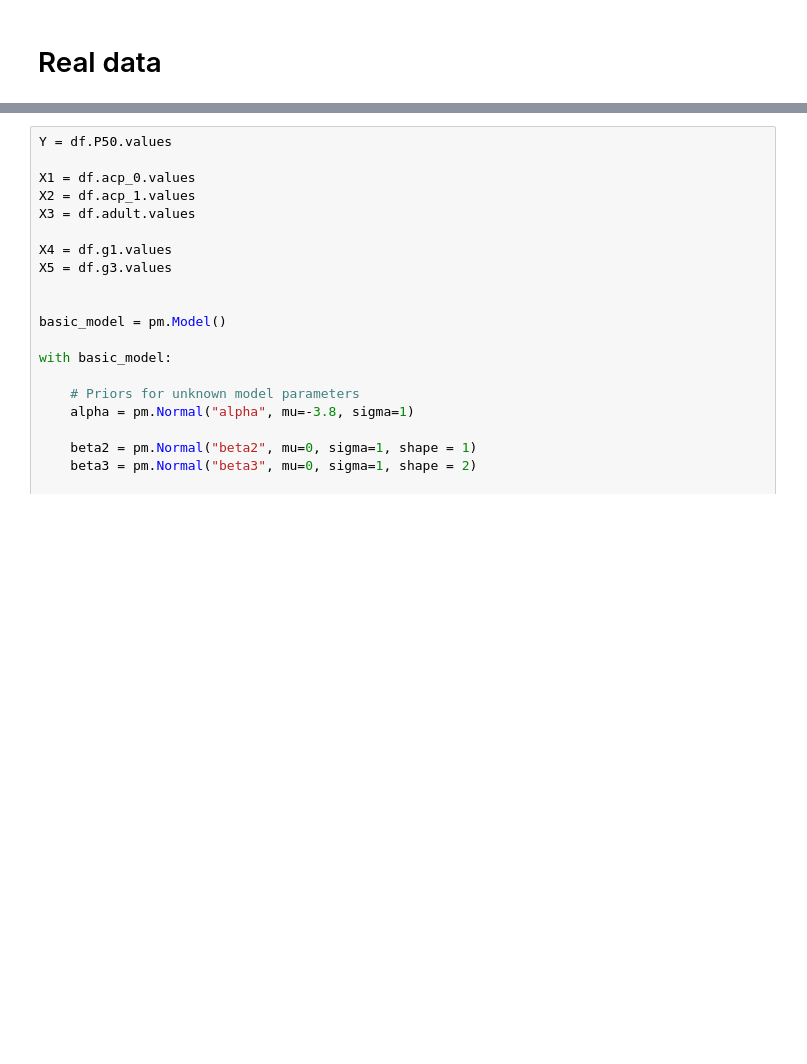
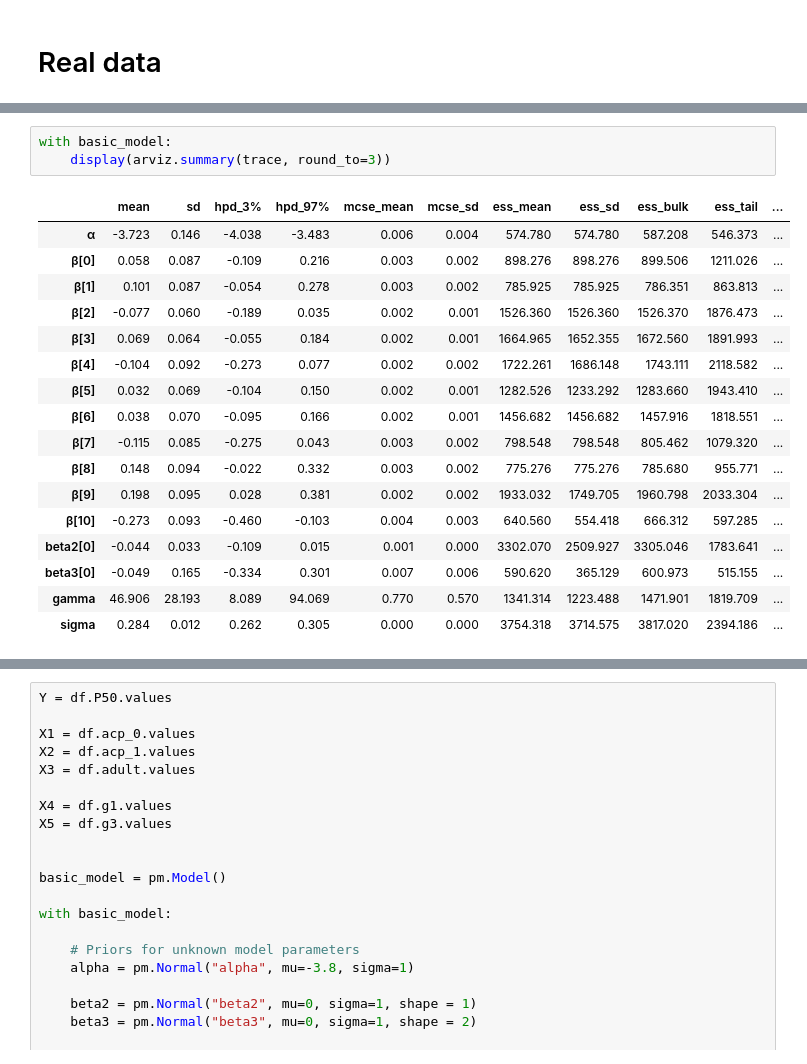
Before and after one commit to xbouteiller/FormanriskAnalysis, a Jupyter notebook: script/pymc3_mcmc_env.ipynb, the cells around one changed output, grey strips where cells are left out. Drawn from its saved outputs; the diff is of its cells as text; blank space fills up the shorter version.

```diff
--- a/script/pymc3_mcmc_env.ipynb
+++ b/script/pymc3_mcmc_env.ipynb
@@ -153,0 +187,21 @@ with basic_model:
+# %%
+with basic_model:
+    display(arviz.summary(trace, round_to=3))
+# %% [output]
+|  | mean | sd | hpd_3% | hpd_97% | mcse_mean | mcse_sd | ess_mean | ess_sd | ess_bulk | ess_tail | ... |
+| α | -3.723 | 0.146 | -4.038 | -3.483 | 0.006 | 0.004 | 574.780 | 574.780 | 587.208 | 546.373 | ... |
+| β[0] | 0.058 | 0.087 | -0.109 | 0.216 | 0.003 | 0.002 | 898.276 | 898.276 | 899.506 | 1211.026 | ... |
+| β[1] | 0.101 | 0.087 | -0.054 | 0.278 | 0.003 | 0.002 | 785.925 | 785.925 | 786.351 | 863.813 | ... |
+| β[2] | -0.077 | 0.060 | -0.189 | 0.035 | 0.002 | 0.001 | 1526.360 | 1526.360 | 1526.370 | 1876.473 | ... |
+| β[3] | 0.069 | 0.064 | -0.055 | 0.184 | 0.002 | 0.001 | 1664.965 | 1652.355 | 1672.560 | 1891.993 | ... |
+| β[4] | -0.104 | 0.092 | -0.273 | 0.077 | 0.002 | 0.002 | 1722.261 | 1686.148 | 1743.111 | 2118.582 | ... |
+| β[5] | 0.032 | 0.069 | -0.104 | 0.150 | 0.002 | 0.001 | 1282.526 | 1233.292 | 1283.660 | 1943.410 | ... |
+| β[6] | 0.038 | 0.070 | -0.095 | 0.166 | 0.002 | 0.001 | 1456.682 | 1456.682 | 1457.916 | 1818.551 | ... |
+| β[7] | -0.115 | 0.085 | -0.275 | 0.043 | 0.003 | 0.002 | 798.548 | 798.548 | 805.462 | 1079.320 | ... |
+| β[8] | 0.148 | 0.094 | -0.022 | 0.332 | 0.003 | 0.002 | 775.276 | 775.276 | 785.680 | 955.771 | ... |
+| β[9] | 0.198 | 0.095 | 0.028 | 0.381 | 0.002 | 0.002 | 1933.032 | 1749.705 | 1960.798 | 2033.304 | ... |
+| β[10] | -0.273 | 0.093 | -0.460 | -0.103 | 0.004 | 0.003 | 640.560 | 554.418 | 666.312 | 597.285 | ... |
+| beta2[0] | -0.044 | 0.033 | -0.109 | 0.015 | 0.001 | 0.000 | 3302.070 | 2509.927 | 3305.046 | 1783.641 | ... |
+| beta3[0] | -0.049 | 0.165 | -0.334 | 0.301 | 0.007 | 0.006 | 590.620 | 365.129 | 600.973 | 515.155 | ... |
+| gamma | 46.906 | 28.193 | 8.089 | 94.069 | 0.770 | 0.570 | 1341.314 | 1223.488 | 1471.901 | 1819.709 | ... |
+| sigma | 0.284 | 0.012 | 0.262 | 0.305 | 0.000 | 0.000 | 3754.318 | 3714.575 | 3817.020 | 2394.186 | ... |
```
Also changed, not shown: parts of 12 cells of this notebook, 9 other files.
